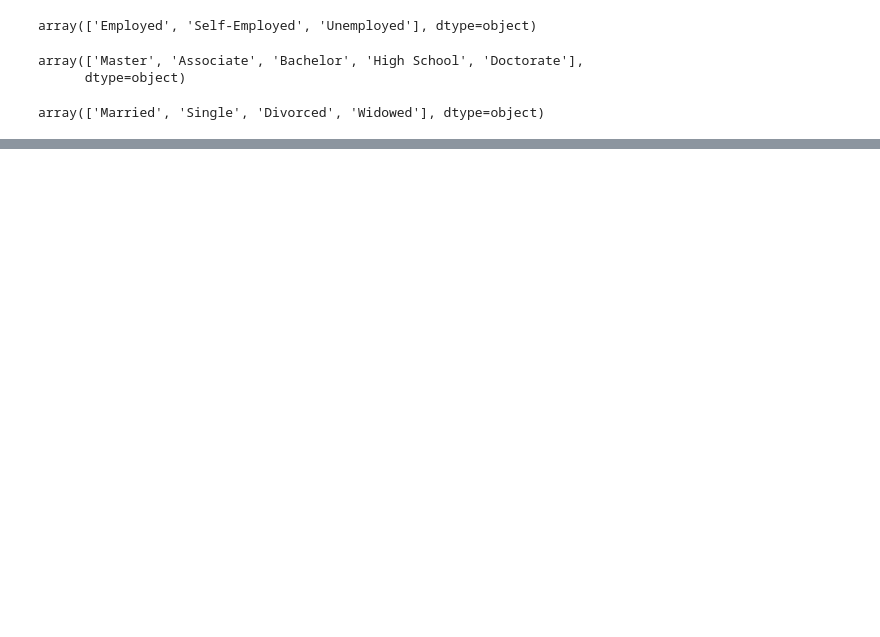
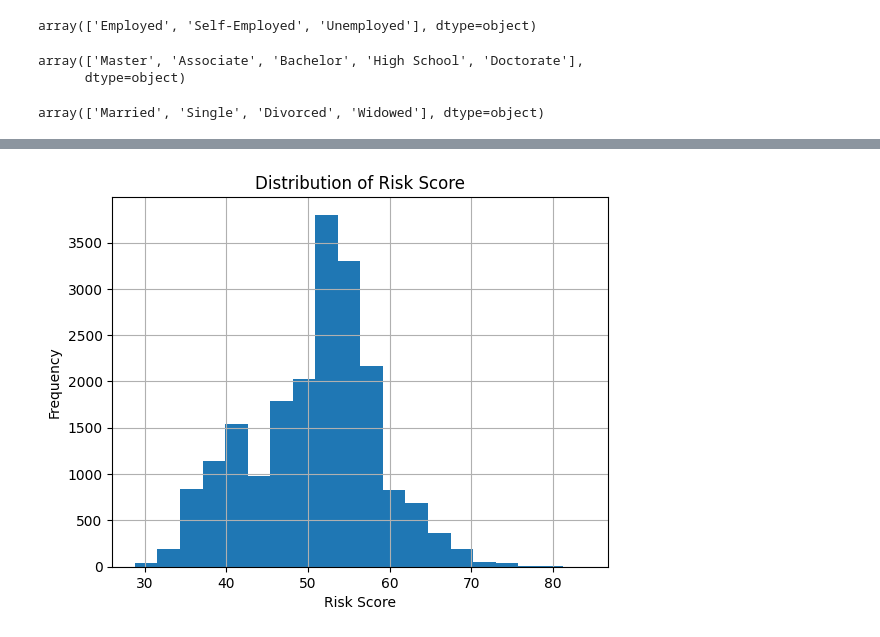
Before and after one commit to Viet2707/loan-risk-analysis-project, a Jupyter notebook: notebooks/loan_risk_analysis.ipynb, the cells around one changed output, grey strips where cells are left out. Drawn from its saved outputs; the diff is of its cells as text; code cells hidden in the pictures; blank space fills up the shorter version.

```diff
--- a/notebooks/loan_risk_analysis.ipynb
+++ b/notebooks/loan_risk_analysis.ipynb
@@ -145,0 +216,8 @@ plt.show()
+# %%
+df["RiskScore"].hist(bins=20)
+plt.title("Distribution of Risk Score")
+plt.xlabel("Risk Score")
+plt.ylabel("Frequency")
+plt.show()
+# %% [output]
+[figure, added]
```
Also changed, not shown: parts of 39 cells of this notebook, 3 other files.
